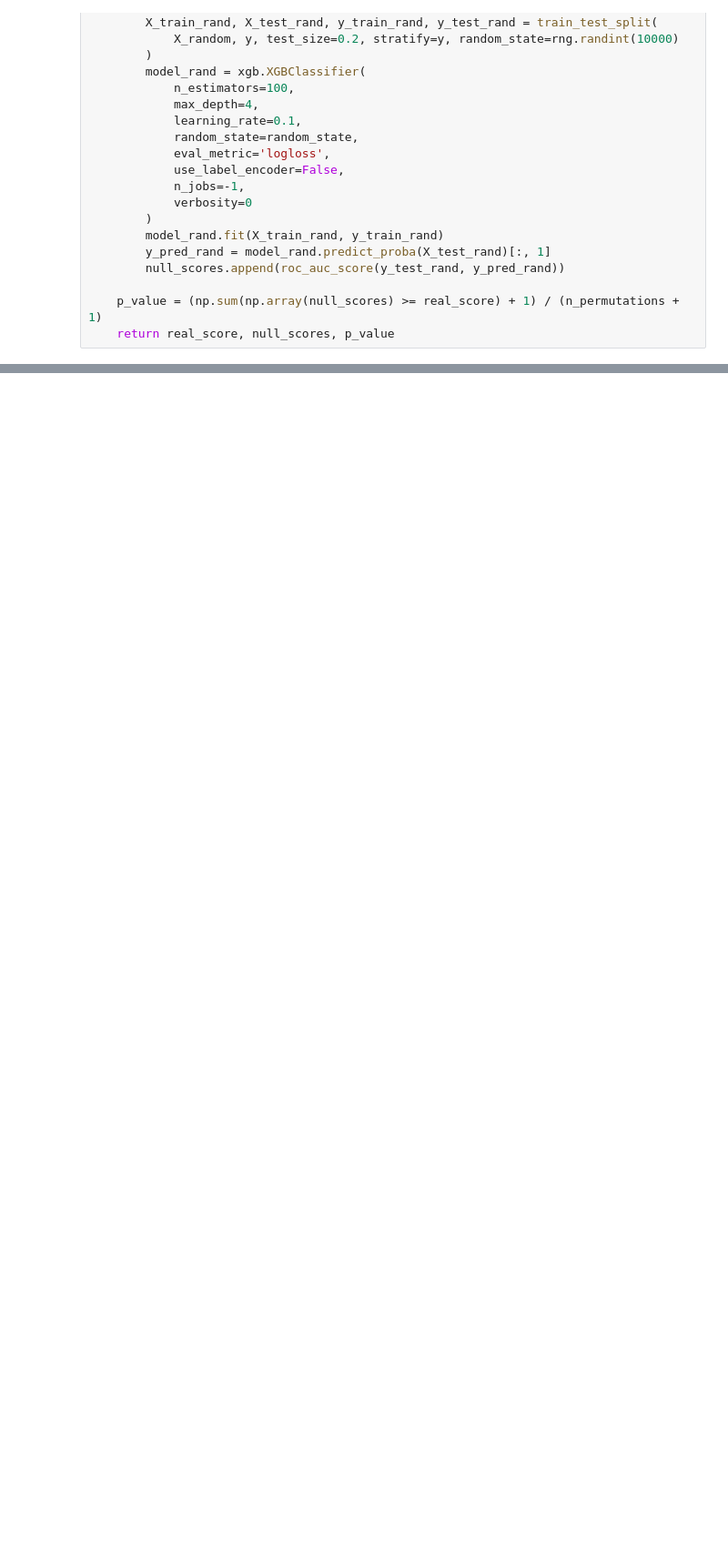
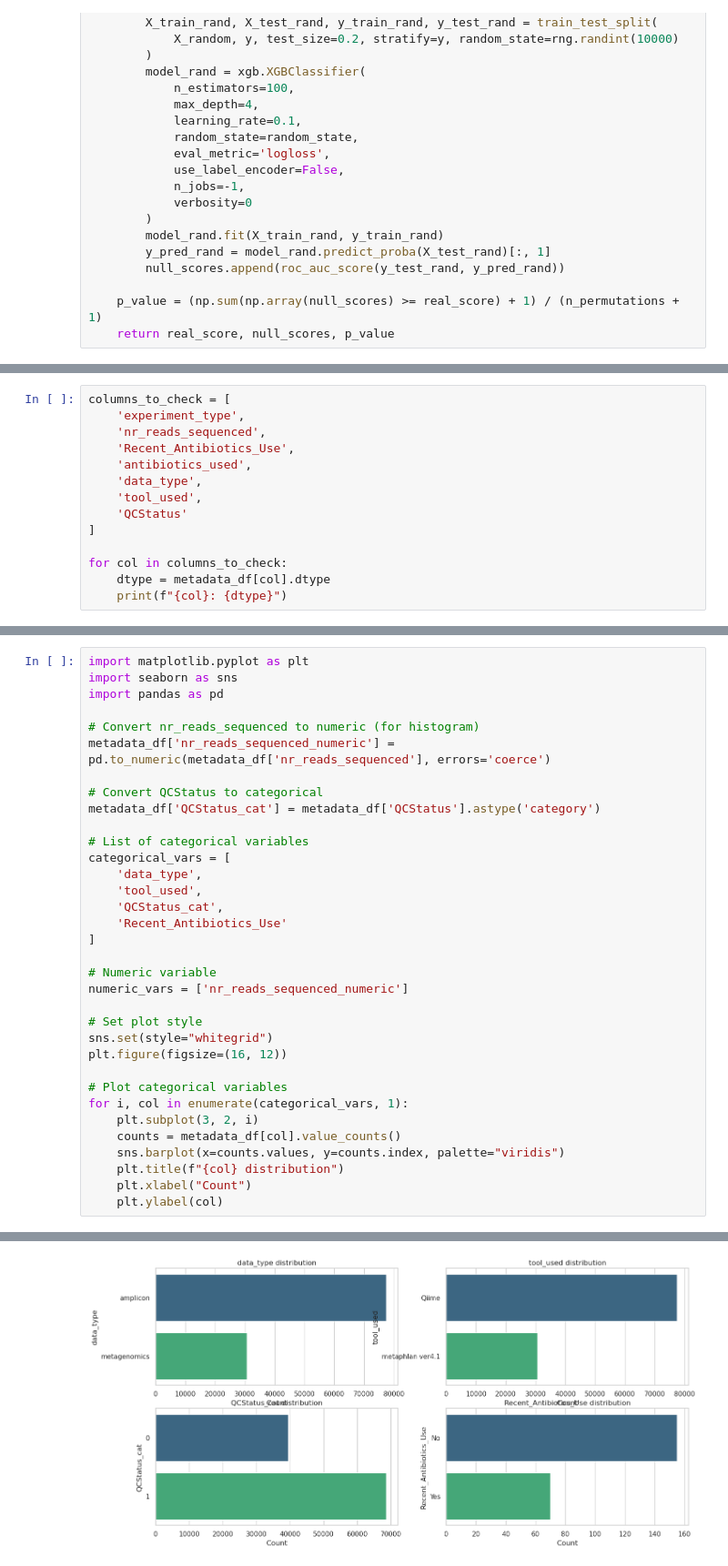
Before and after one commit to manuelgug/Microbiome-Disease-Classification-ML, a Jupyter notebook: microbiome_classif.ipynb, the cells around one changed output, grey strips where cells are left out. Shown at 91% size. Drawn from its saved outputs; the diff is of its cells as text; blank space fills up the shorter version.

```diff
--- a/microbiome_classif.ipynb
+++ b/microbiome_classif.ipynb
@@ -312,0 +348,14 @@ logger.info(f"Created abundance matrix: {pivoted_df.shape}")
+# %%
+columns_to_check = [
+    'experiment_type',
+    'nr_reads_sequenced',
+    'Recent_Antibiotics_Use',
+    'antibiotics_used',
+    'data_type',
+    'tool_used',
+    'QCStatus'
+]
+
+for col in columns_to_check:
+    dtype = metadata_df[col].dtype
+    print(f"{col}: {dtype}")
@@ -312,0 +370,35 @@ logger.info(f"Created abundance matrix: {pivoted_df.shape}")
+# %%
+import matplotlib.pyplot as plt
+import seaborn as sns
+import pandas as pd
+
+# Convert nr_reads_sequenced to numeric (for histogram)
+metadata_df['nr_reads_sequenced_numeric'] = pd.to_numeric(metadata_df['nr_reads_sequenced'], errors='coerce')
+
+# Convert QCStatus to categorical
+metadata_df['QCStatus_cat'] = metadata_df['QCStatus'].astype('category')
+
+# List of categorical variables
+categorical_vars = [
+    'data_type',
+    'tool_used',
+    'QCStatus_cat',
+    'Recent_Antibiotics_Use'
+]
+
+# Numeric variable
+numeric_vars = ['nr_reads_sequenced_numeric']
+
+# Set plot style
+sns.set(style="whitegrid")
+plt.figure(figsize=(16, 12))
+
+# Plot categorical variables
+for i, col in enumerate(categorical_vars, 1):
+    plt.subplot(3, 2, i)
+    counts = metadata_df[col].value_counts()
+    sns.barplot(x=counts.values, y=counts.index, palette="viridis")
+    plt.title(f"{col} distribution")
+    plt.xlabel("Count")
+    plt.ylabel(col)
+# %% [output]
@@ -312,0 +407 @@ logger.info(f"Created abundance matrix: {pivoted_df.shape}")
+[figure, added]
```
Also changed, not shown: parts of 13 cells of this notebook.
